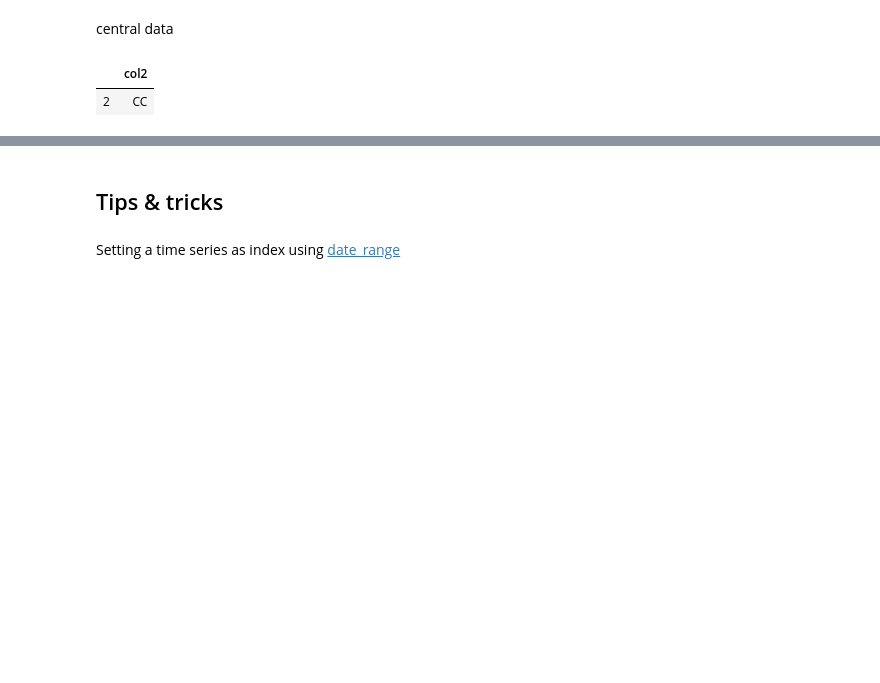
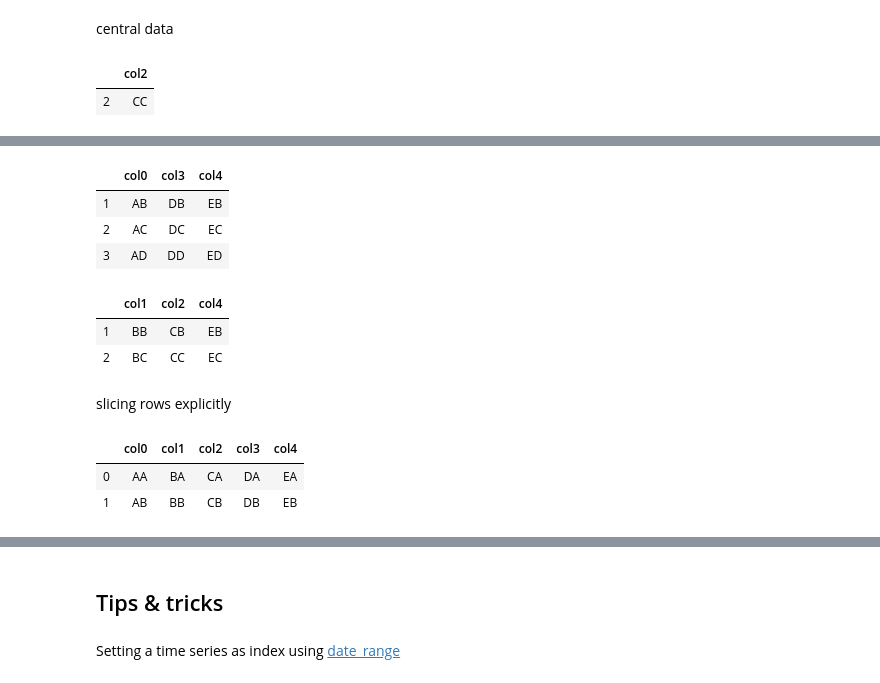
Before and after one commit to atzzom/datasc, a Jupyter notebook: A.ipynb, the cells around one changed output, grey strips where cells are left out. Saved outputs shown, nothing was run; the diff lists cells and outputs as text; code cells hidden in the pictures; blank space fills up the shorter version.

Commit message:
003 iloc data selection exploration

```diff
--- a/A.ipynb
+++ b/A.ipynb
@@ -304,0 +328,21 @@ A.iloc[2:3, 2:3]
+# %%
+A.iloc[1:4, [0, 3, 4]]
+# %% [output]
+|  | col0 | col3 | col4 |
+| 1 | AB | DB | EB |
+| 2 | AC | DC | EC |
+| 3 | AD | DD | ED |
+# %%
+A.iloc[[1,2], [1, 2, 4]]
+# %% [output]
+|  | col1 | col2 | col4 |
+| 1 | BB | CB | EB |
+| 2 | BC | CC | EC |
+# %% [markdown]
+slicing rows explicitly
+# %%
+A.iloc[0:2, :]
+# %% [output]
+|  | col0 | col1 | col2 | col3 | col4 |
+| 0 | AA | BA | CA | DA | EA |
+| 1 | AB | BB | CB | DB | EB |
```
Also changed, not shown: parts of 21 cells of this notebook.
